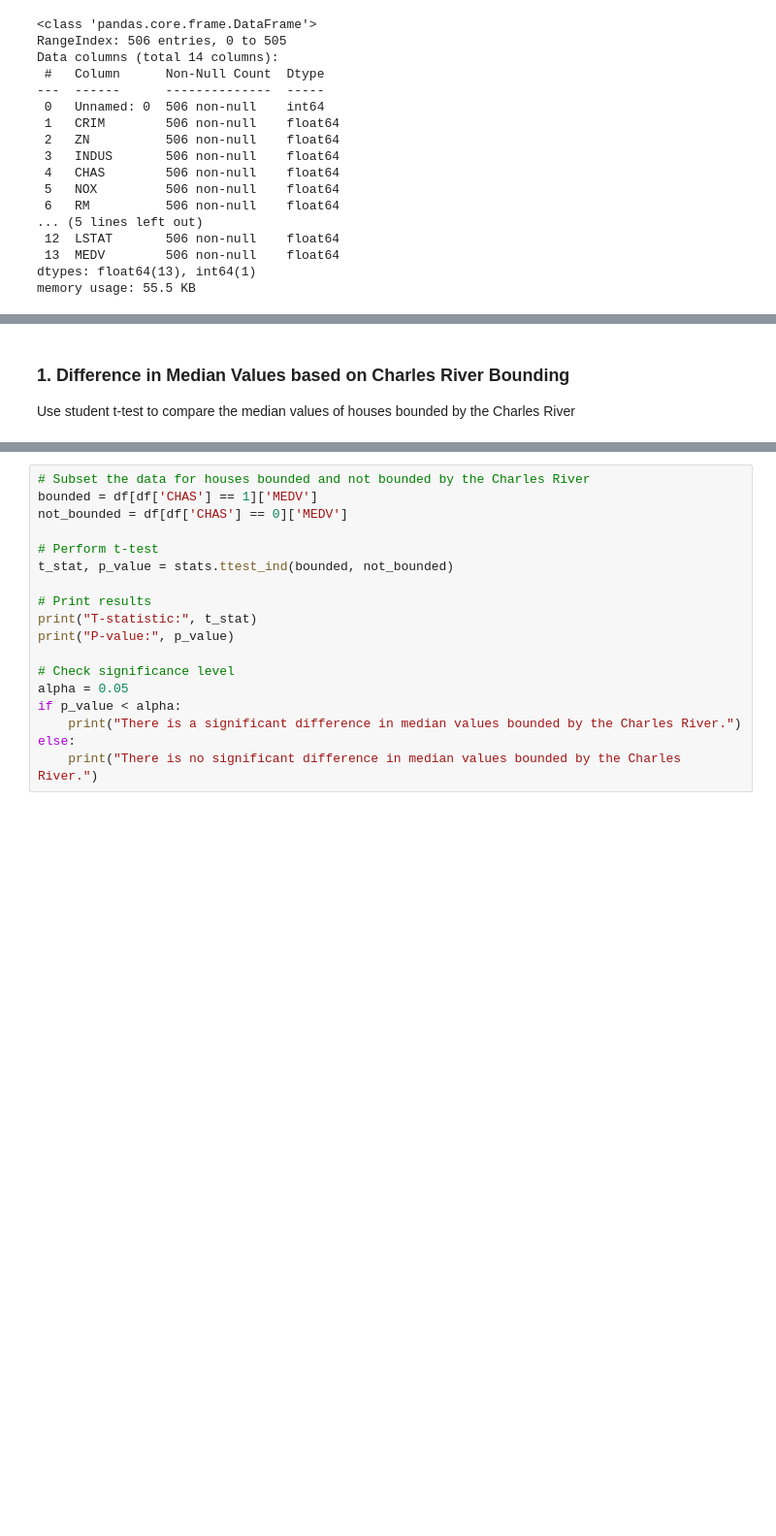
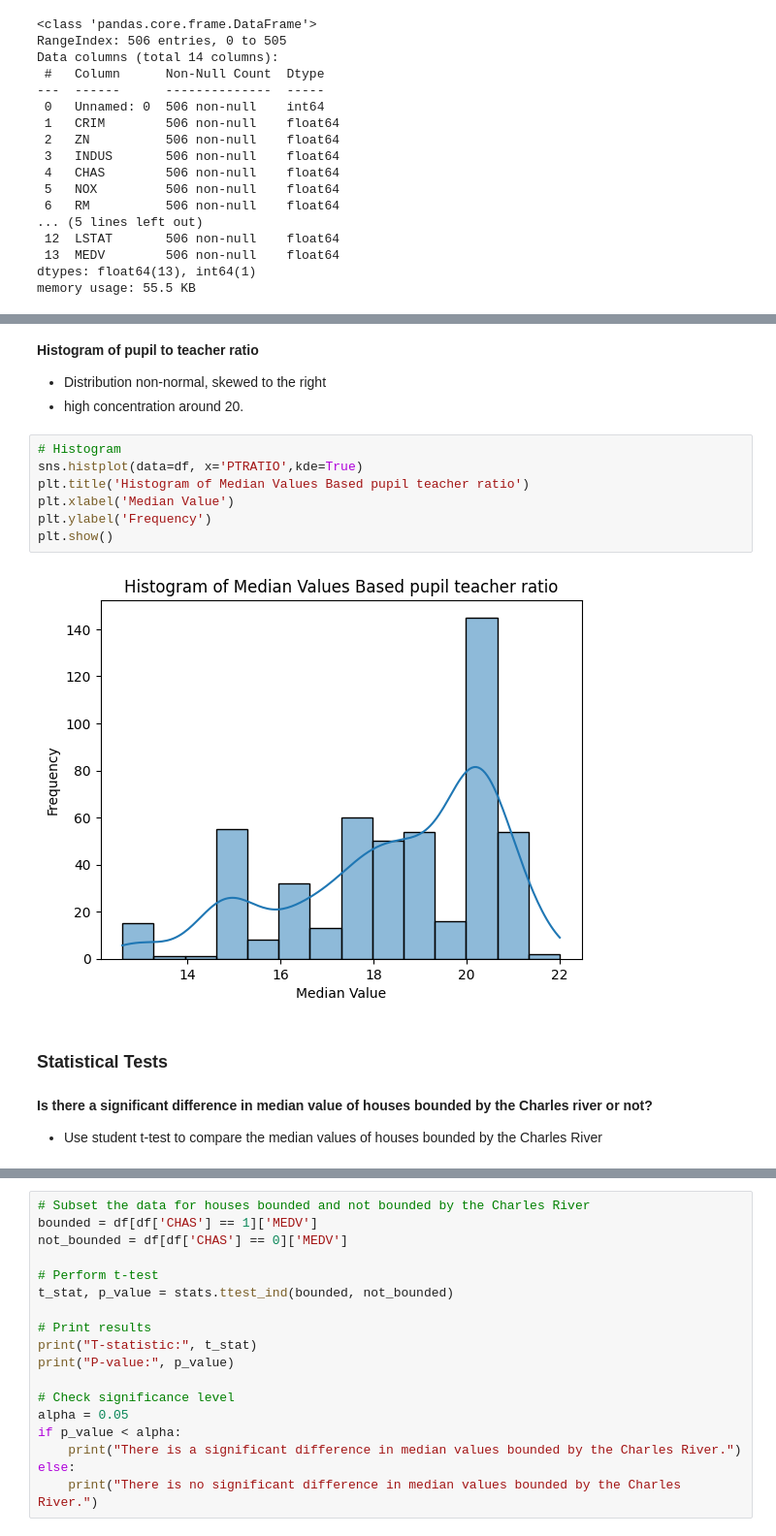
Before and after one commit to michaelwoods84/coursera, a Jupyter notebook: coursera-statistics-for-data-science.ipynb, the cells around one changed output, grey strips where cells are left out. Shown at 97% size. Saved outputs shown, nothing was run; the diff lists cells and outputs as text; blank space fills up the shorter version.

```diff
--- a/coursera-statistics-for-data-science.ipynb
+++ b/coursera-statistics-for-data-science.ipynb
@@ -38,4 +84,18 @@ Name: count, dtype: int64
+# %% [markdown]
+**Histogram of pupil to teacher ratio**
+- Distribution non-normal, skewed to the right
+- high concentration around 20.
+# %%
+# Histogram
+sns.histplot(data=df, x='PTRATIO',kde=True)
+plt.title('Histogram of Median Values Based pupil teacher ratio')
+plt.xlabel('Median Value')
+plt.ylabel('Frequency')
+plt.show()
+# %% [output]
+[figure, added]
+# %% [markdown]
+### Statistical Tests
 # %% [markdown]
-### 1. Difference in Median Values based on Charles River Bounding
-
-Use student t-test to compare the median values of houses bounded by the Charles River
+**Is there a significant difference in median value of houses bounded by the Charles river or not?**
+ - Use student t-test to compare the median values of houses bounded by the Charles River
```
Also changed, not shown: parts of 18 cells of this notebook.
